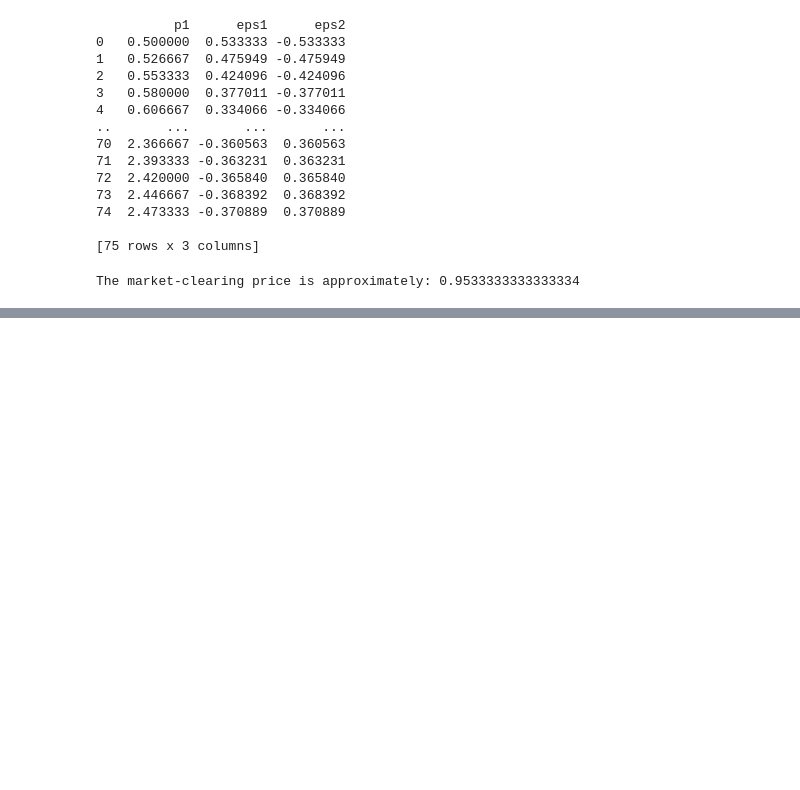
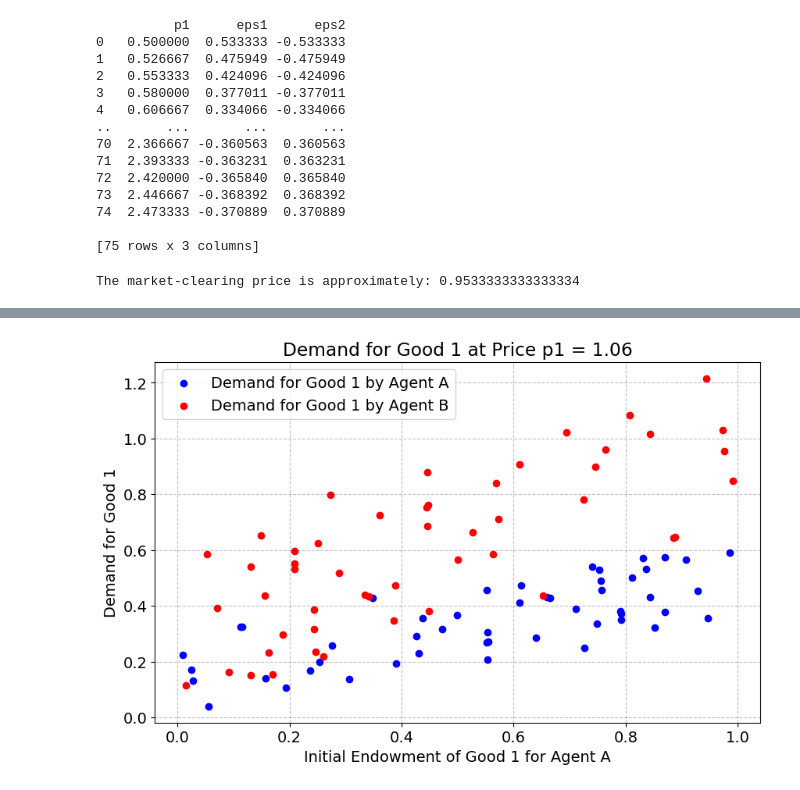
Before and after one commit to NumEconCopenhagen/projects-2024-frederik, a Jupyter notebook: inauguralproject/InauguralProject2025.ipynb, the cells around one changed output, grey strips where cells are left out. Drawn from its saved outputs; the diff is of its cells as text; code cells hidden in the pictures; blank space fills up the shorter version.

```diff
--- a/inauguralproject/InauguralProject2025.ipynb
+++ b/inauguralproject/InauguralProject2025.ipynb
@@ -288,27 +251,13 @@ step_size = 0.01  # Increment step for P1, defining granularity
 P12 = [min_value + i * step_size for i in range(int((max_p1 - min_value) / step_size))]
 
 # Function to calculate the utility of player A given price p1
-def utility_of_A_given_p1(p1):
-    # Calculate player B's allocations assuming p2 = 1 (numeraire)
-    x1_B = demand_B_x1(p1, omega_B)
-    x2_B = demand_B_x2(p1, omega_B)
 
-    # Ensure non-negative allocations for player A
-    x1_A = max(omega_A[0] + omega_B[0] - x1_B, 0)
-    x2_A = max(omega_A[1] + omega_B[1] - x2_B, 0)
-
-    # If any allocation for A is zero, utility is zero
-    if x1_A == 0 or x2_A == 0:
-        return 0
-
-    # Return the utility value for player A
-    return utility_A(x1_A, x2_A)
 
 # Find the p1 that maximizes utility for player A
 max_utility = float('-inf')
 optimal_p1 = None
 for p1 in P12:
-    current_utility = utility_of_A_given_p1(p1)
+    current_utility = utility_of_A_given_p1(p1, economy)
     # Check for maximum utility and update if current utility is greater
     if current_utility > max_utility:
         max_utility = current_utility
@@ -486,0 +365,49 @@ plt.show()
+# %%
+#Spørgsmål 8
+import numpy as np
+import matplotlib.pyplot as plt
+
+# Instantiate your class for a single economy
+economy = ExchangeEconomyClass()
+
+# Define a range of prices for good 1 to observe demand variations
+prices_p1 = np.linspace(0.1, 2, 100)  # Avoiding p1 = 0 to prevent division by zero
+
+# Generate endowments for 50 "agents" or "economies"
+num_agents = 50
+w1A_endowments = np.random.uniform(0, 1, num_agents)
+w2A_endowments = np.random.uniform(0, 1, num_agents)
+
+# Placeholder lists to collect demand data
+demands_A = np.zeros((num_agents, len(prices_p1)))
+demands_B = np.zeros((num_agents, len(prices_p1)))
+
+# Calculate demands for A and B across all prices for each agent
+for i in range(num_agents):
+    for j, p1 in enumerate(prices_p1):
+        # Temporarily set agent's endowments
+        economy.par.w1A = w1A_endowments[i]
+        economy.par.w2A = w2A_endowments[i]
+        economy.par.w1B = 1 - w1A_endowments[i]  # Assuming complementary endowments
+        economy.par.w2B = 1 - w2A_endowments[i]  # Assuming complementary endowments
+
+        # Calculate demand for each agent at price p1
+        demands_A[i, j] = economy.demand_A(p1)
+        demands_B[i, j] = economy.demand_B(p1)
+
+# For visualization, select a single price index, e.g., p1 = 0.5 or closest in the prices_p1 array
+# Here we choose the middle index for simplicity
+selected_price_index = len(prices_p1) // 2
+
+# Plot demands for good 1 for agents A and B at the selected price
+plt.figure(figsize=(10, 6))
+plt.scatter(w1A_endowments, demands_A[:, selected_price_index], color='blue', label='Demand for Good 1 by Agent A')
+plt.scatter(1 - w1A_endowments, demands_B[:, selected_price_index], color='red', label='Demand for Good 1 by Agent B')
+plt.title(f'Demand for Good 1 at Price p1 = {prices_p1[selected_price_index]:.2f}')
+plt.xlabel('Initial Endowment of Good 1 for Agent A')
+plt.ylabel('Demand for Good 1')
+plt.legend()
+plt.grid(True)
+plt.show()
+# %% [output]
+[figure, added]
```
Also changed, not shown: parts of 6 cells of this notebook.
